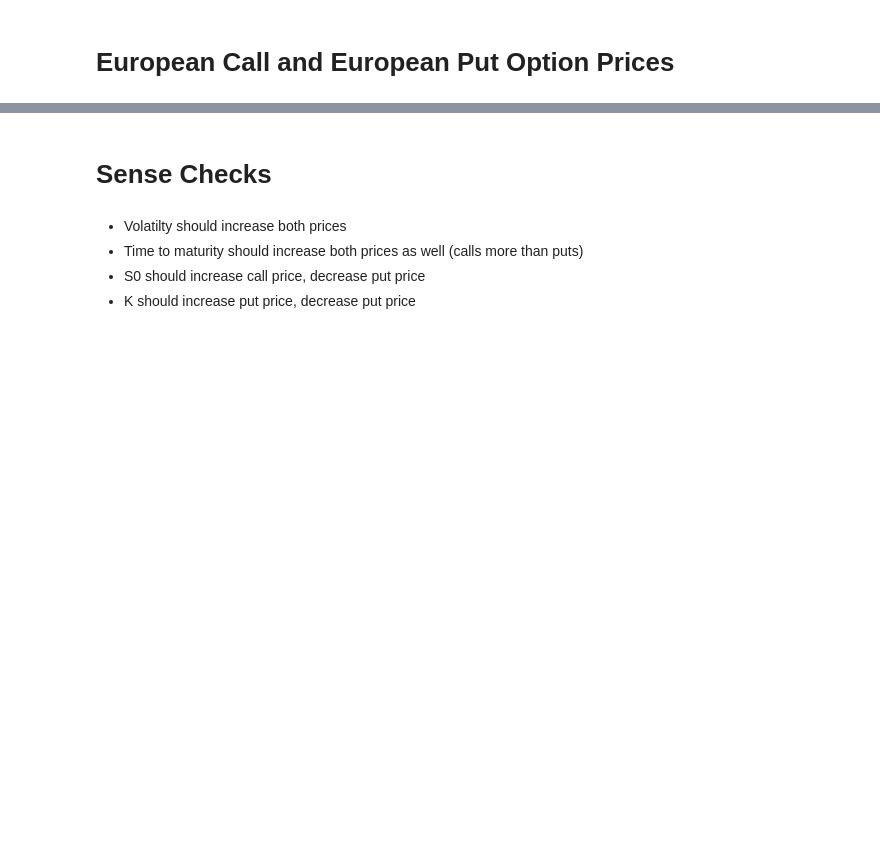
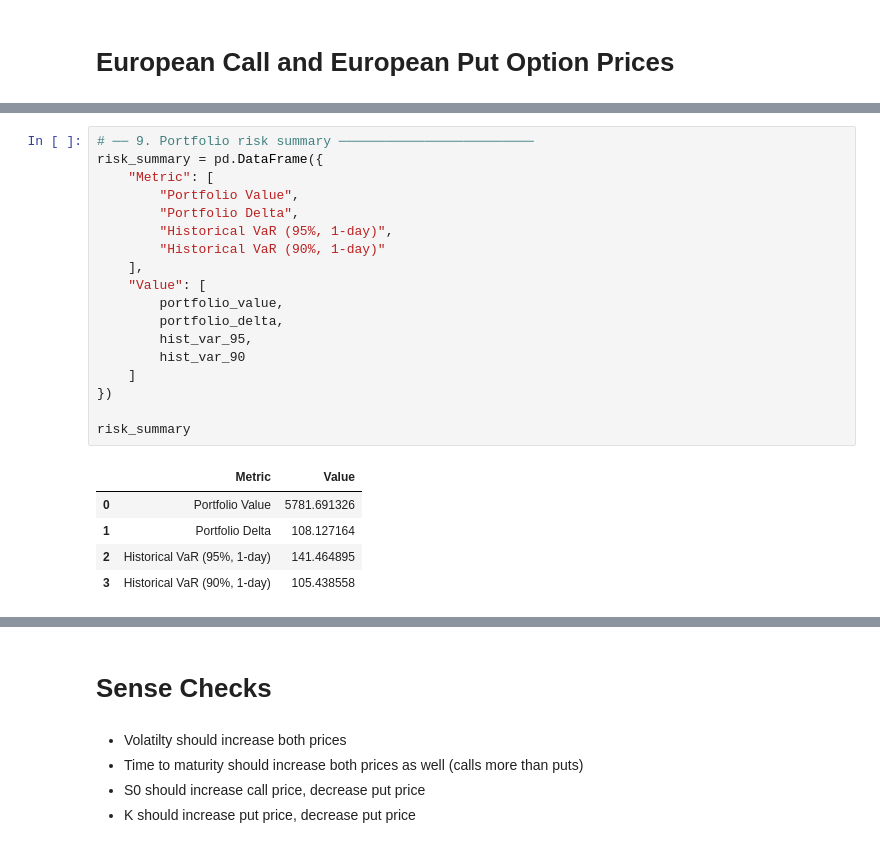
Before and after one commit to alicepini981-sudo/T4-Group-4-FINM3422-A3, a Jupyter notebook: notebooks/derivative.ipynb, the cells around one changed output, grey strips where cells are left out. Cells and saved outputs as stored; diff of their text form; blank space fills up the shorter version.

```diff
--- a/notebooks/derivative.ipynb
+++ b/notebooks/derivative.ipynb
@@ -91,0 +249,24 @@ The put price is $4.2952
+# %%
+# ── 9. Portfolio risk summary ─────────────────────────
+risk_summary = pd.DataFrame({
+    "Metric": [
+        "Portfolio Value",
+        "Portfolio Delta",
+        "Historical VaR (95%, 1-day)",
+        "Historical VaR (90%, 1-day)"
+    ],
+    "Value": [
+        portfolio_value,
+        portfolio_delta,
+        hist_var_95,
+        hist_var_90
+    ]
+})
+
+risk_summary
+# %% [output]
+|  | Metric | Value |
+| 0 | Portfolio Value | 5781.691326 |
+| 1 | Portfolio Delta | 108.127164 |
+| 2 | Historical VaR (95%, 1-day) | 141.464895 |
+| 3 | Historical VaR (90%, 1-day) | 105.438558 |
```
Also changed, not shown: parts of 18 cells of this notebook, 2 other files.
